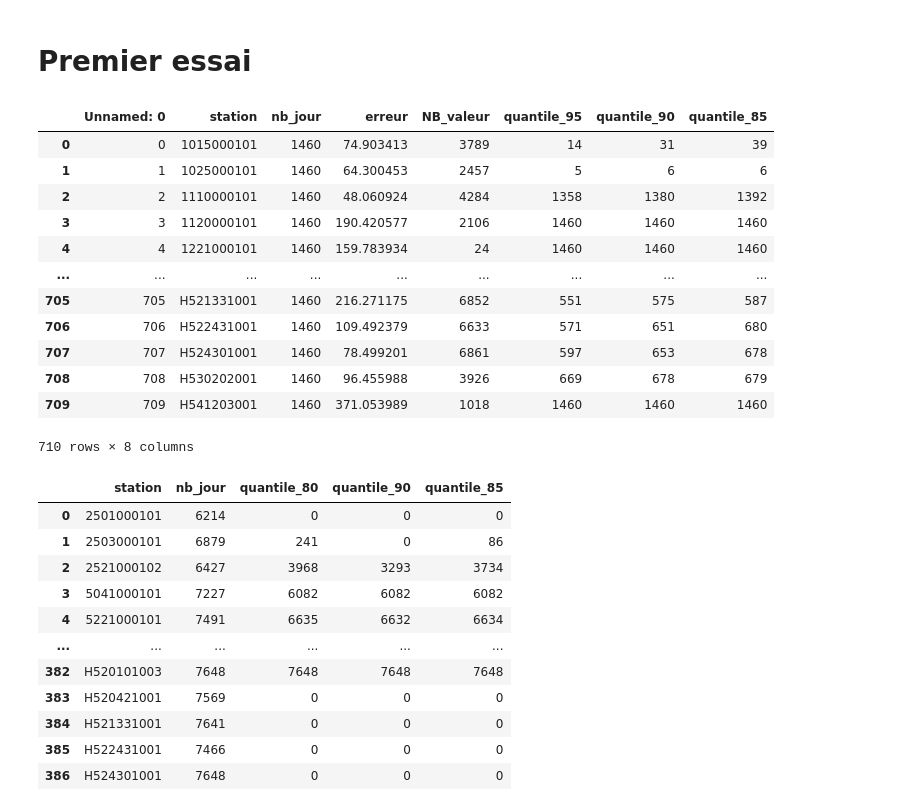
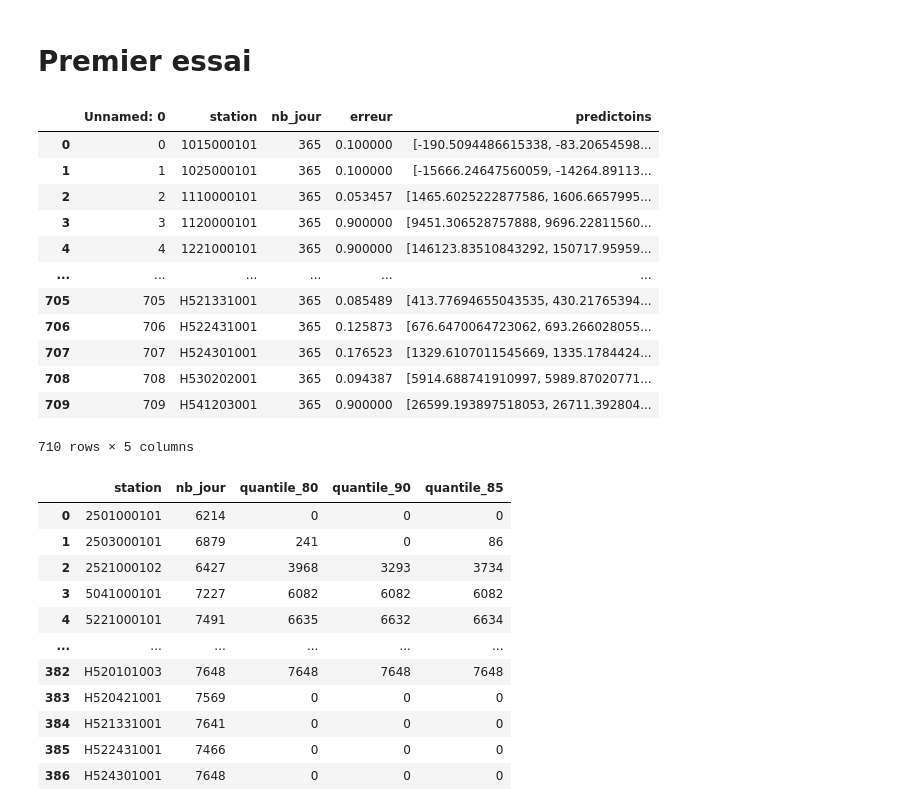
Before and after one commit to PI2-Equipe106/PI2_A5_Equipe_106, a Jupyter notebook: Comparaison_res.ipynb, the cells around one changed output. Saved outputs shown, nothing was run; the diff lists cells and outputs as text; code cells hidden in the pictures.

```diff
--- a/Comparaison_res.ipynb
+++ b/Comparaison_res.ipynb
@@ -9,22 +9,22 @@ result_max=pd.read_excel("./Data/Res_Pi_2_Maxime.xlsx")
 #del result_ed["Unnamed: 0"]
 # %% [markdown]
 # Premier essai
-# %%
-result_ed2
-# %% [output]
-|  | Unnamed: 0 | station | nb_jour | erreur | NB_valeur | quantile_95 | quantile_90 | quantile_85 |
-| 0 | 0 | 1015000101 | 1460 | 74.903413 | 3789 | 14 | 31 | 39 |
-| 1 | 1 | 1025000101 | 1460 | 64.300453 | 2457 | 5 | 6 | 6 |
-| 2 | 2 | 1110000101 | 1460 | 48.060924 | 4284 | 1358 | 1380 | 1392 |
-| 3 | 3 | 1120000101 | 1460 | 190.420577 | 2106 | 1460 | 1460 | 1460 |
-| 4 | 4 | 1221000101 | 1460 | 159.783934 | 24 | 1460 | 1460 | 1460 |
-| ... | ... | ... | ... | ... | ... | ... | ... | ... |
-| 705 | 705 | H521331001 | 1460 | 216.271175 | 6852 | 551 | 575 | 587 |
-| 706 | 706 | H522431001 | 1460 | 109.492379 | 6633 | 571 | 651 | 680 |
-| 707 | 707 | H524301001 | 1460 | 78.499201 | 6861 | 597 | 653 | 678 |
-| 708 | 708 | H530202001 | 1460 | 96.455988 | 3926 | 669 | 678 | 679 |
-| 709 | 709 | H541203001 | 1460 | 371.053989 | 1018 | 1460 | 1460 | 1460 |
-710 rows × 8 columns
+# %%
+result_ed
+# %% [output]
+|  | Unnamed: 0 | station | nb_jour | erreur | predictoins |
+| 0 | 0 | 1015000101 | 365 | 0.100000 | [-190.5094486615338, -83.20654598... |
+| 1 | 1 | 1025000101 | 365 | 0.100000 | [-15666.24647560059, -14264.89113... |
+| 2 | 2 | 1110000101 | 365 | 0.053457 | [1465.6025222877586, 1606.6657995... |
+| 3 | 3 | 1120000101 | 365 | 0.900000 | [9451.306528757888, 9696.22811560... |
+| 4 | 4 | 1221000101 | 365 | 0.900000 | [146123.83510843292, 150717.95959... |
+| ... | ... | ... | ... | ... | ... |
+| 705 | 705 | H521331001 | 365 | 0.085489 | [413.77694655043535, 430.21765394... |
+| 706 | 706 | H522431001 | 365 | 0.125873 | [676.6470064723062, 693.266028055... |
+| 707 | 707 | H524301001 | 365 | 0.176523 | [1329.6107011545669, 1335.1784424... |
+| 708 | 708 | H530202001 | 365 | 0.094387 | [5914.688741910997, 5989.87020771... |
+| 709 | 709 | H541203001 | 365 | 0.900000 | [26599.193897518053, 26711.392804... |
+710 rows × 5 columns
 # %%
 result_ed
 # %% [output]
```
Also changed, not shown: parts of 3 cells of this notebook.
